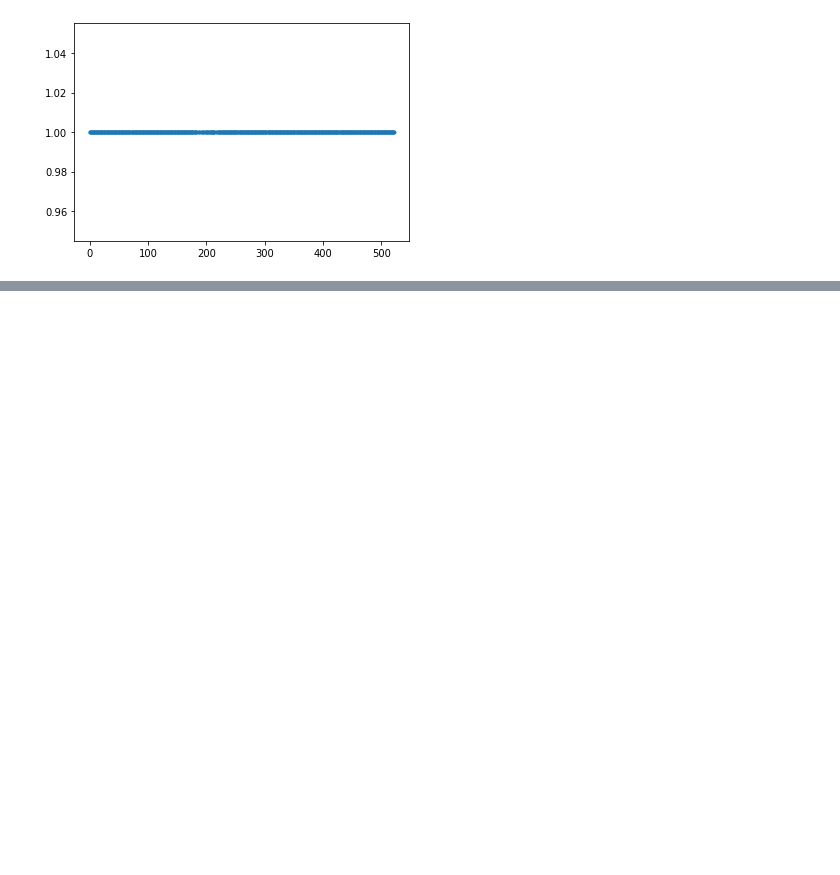
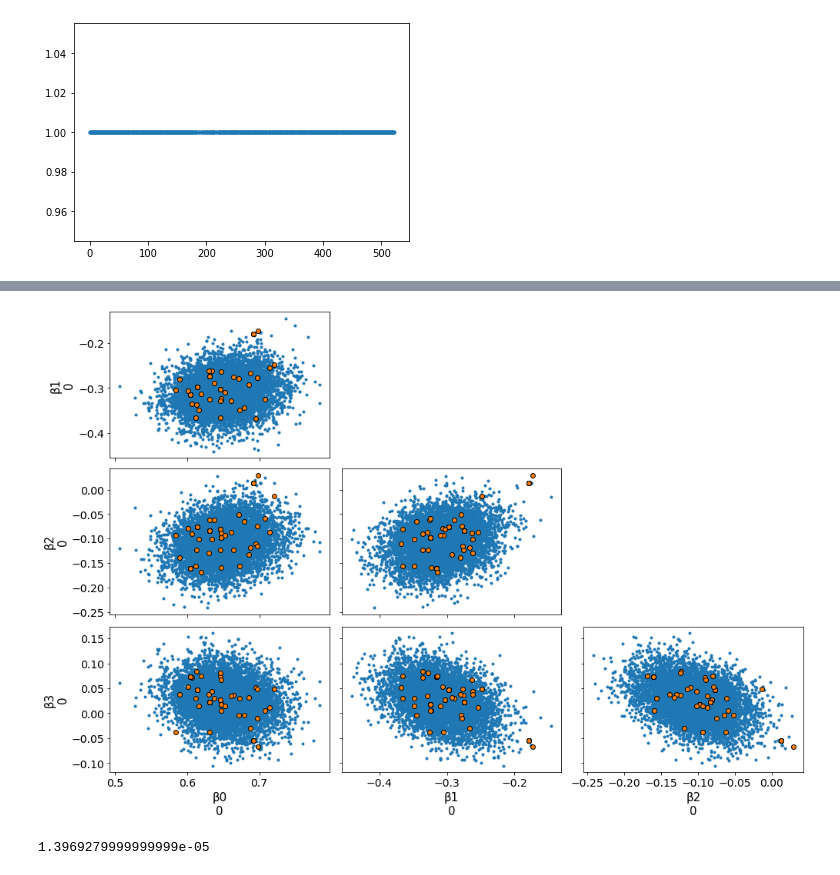
Before and after one commit to amiribr/moby_bias_analysis, a Jupyter notebook: moby_analysis_obs_aqua.ipynb, the cells around one changed output, grey strips where cells are left out. Saved outputs shown, nothing was run; the diff lists cells and outputs as text; code cells hidden in the pictures; blank space fills up the shorter version.

```diff
--- a/moby_analysis_obs_aqua.ipynb
+++ b/moby_analysis_obs_aqua.ipynb
@@ -287,0 +292,9 @@ See the caveats in the documentation: https://pandas.pydata.org/pandas-docs/stab
+# %%
+pm.pairplot(trace_hc_mlr, var_names=['β0', 'β1', 'β2', 'β3'], divergences=True);
+# %% [output]
+[figure, added]
+# %%
+l= 678
+ndf['Rrs_diff_' + np.str(l)].mean()
+# %% [output]
+1.3969279999999999e-05
```
Also changed, not shown: parts of 23 cells of this notebook, 3 other files.
